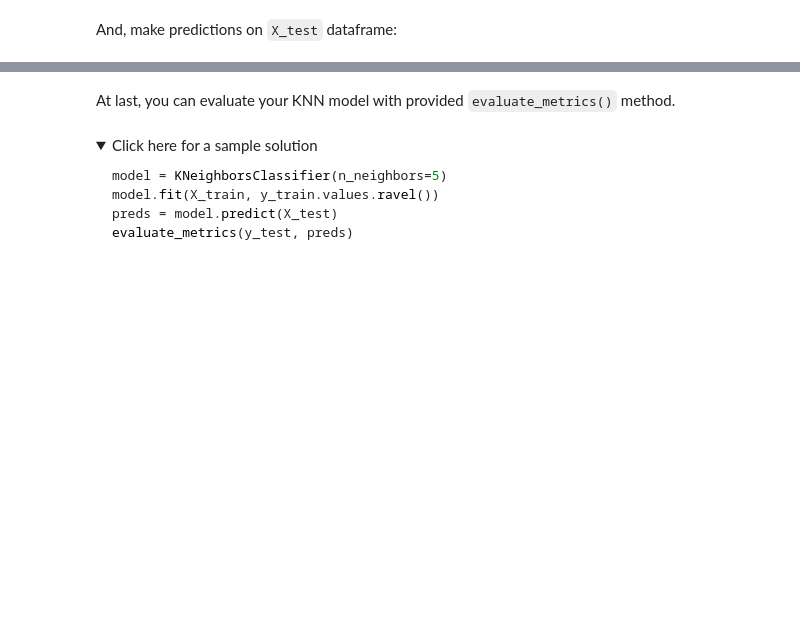
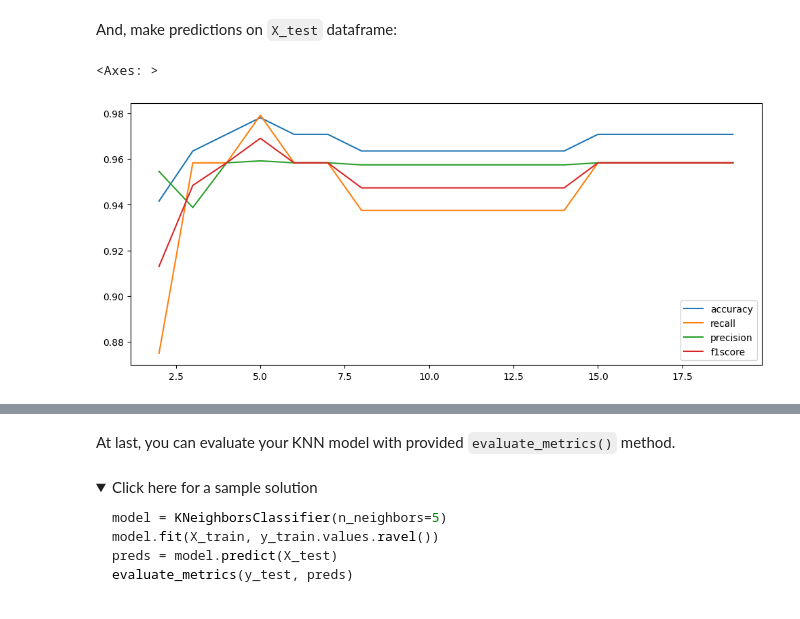
Before and after one commit to zhiyixu/ibm, a Jupyter notebook: 3.分类问题/lab_jupyter_knn.ipynb, the cells around one changed output, grey strips where cells are left out. Cells and saved outputs as stored; diff of their text form; code cells hidden in the pictures; folded sections open; blank space fills up the shorter version.

```diff
--- a/3.分类问题/lab_jupyter_knn.ipynb
+++ b/3.分类问题/lab_jupyter_knn.ipynb
@@ -129,2 +163,10 @@ First, define a KNN classifier with KNeighborsClassifier class:
+# %%
+# Type your code here
+metrics_list = []
+
+for i in range(2,20):
+    knn_model = KNeighborsClassifier(n_neighbors=i).fit(X_train, y_train.values.ravel())
+    y_hat = knn_model.predict(X_test)
+    metrics_list.append(evaluate_metrics(y_test, y_hat))
 # %% [markdown]
 Then train the model with `X_train` and `y_train`:
@@ -132,0 +173,5 @@ Then train the model with `X_train` and `y_train`:
+# %%
+# Type your code here
+df_pred = pd.DataFrame(data=metrics_list, index=range(2,20))
+# df_pred["error"] = 1-df_pred["accuracy"]
+df_pred.head()
@@ -133,2 +185,7 @@ Then train the model with `X_train` and `y_train`:
 # %% [markdown]
 And, make predictions on `X_test` dataframe:
+# %%
+df_pred.plot(figsize=(12,5))
+# %% [output]
+<Axes: >
+[figure, added]
```
Also changed, not shown: parts of 13 cells of this notebook.
